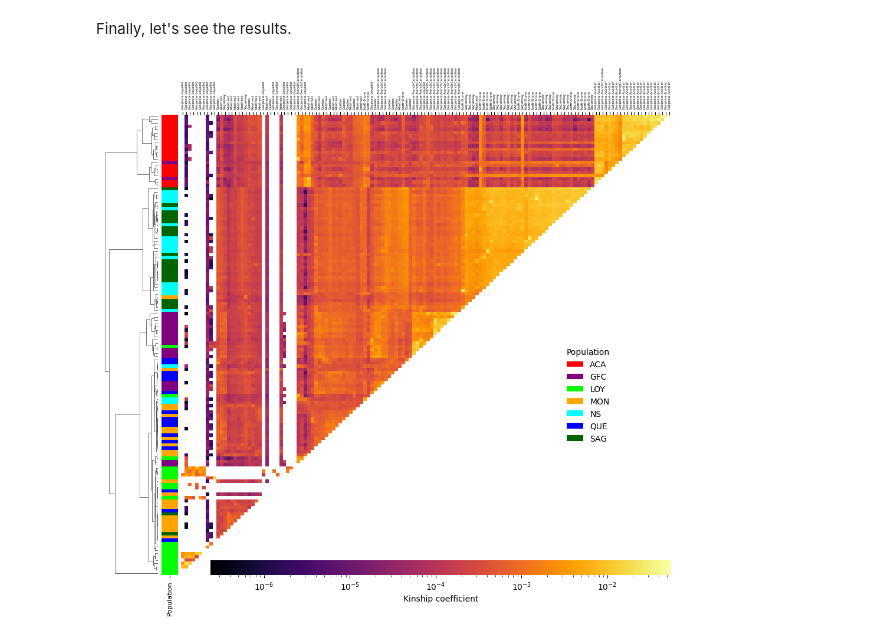
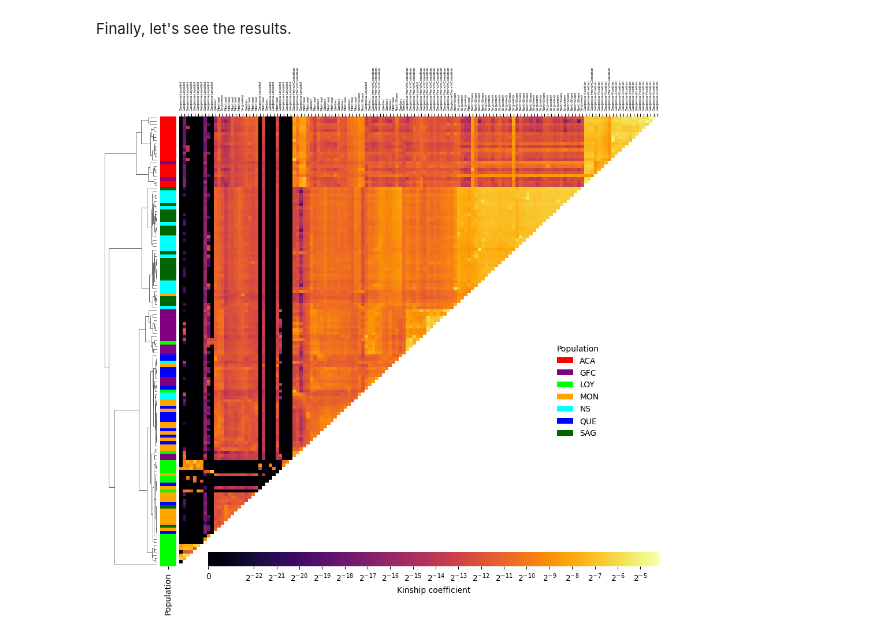
Before and after one commit to Genopop/geneakit, a Jupyter notebook: examples/kinship_heatmap.ipynb, the cells around one changed output. Drawn from its saved outputs; the diff is of its cells as text; code cells hidden in the pictures.

Commit message:
Use only relative values for the graph. Use SymLogNorm with minimum non-null kinship for threshold and base 2.

```diff
--- a/examples/kinship_heatmap.ipynb
+++ b/examples/kinship_heatmap.ipynb
@@ -93,0 +96,3 @@ phi.iloc[:5, :5]
+# %%
+min_phi = phi[phi != 0].min().min()
+min_phi
@@ -203,38 +210,38 @@ cm = sns.clustermap(phi,
                               'orientation': 'horizontal'},
                     dendrogram_ratio=(.1, 0),
                     figsize=(10, 10),
-                    norm=LogNorm(),
+                    norm=SymLogNorm(linthresh=min_phi, base=2),
                     row_linkage=Z,
                     col_linkage=Z)
 
 # Invert the x-axis
 cm.ax_heatmap.invert_xaxis()
-
-# Add a label to the row colors
-cm.ax_row_colors.set_xticks([0.5])
-cm.ax_row_colors.set_xticklabels(['Population'], rotation=90, fontsize=8)
 
 # Colorbar
 cm.ax_cbar.yaxis.set_ticks_position('left')
 cm.ax_cbar.yaxis.set_label_position('left')
 x0, y0, w0, h0 = cm.cbar_pos
 x1, y1, w1, h1 = cm.ax_heatmap.get_position().bounds
 cm.ax_cbar.set_position([x1 + w0, y1, w1 - w0, w0 / 2])
 
+# Add a label to the row colors
+cm.ax_row_colors.set_xticks([0.5])
+cm.ax_row_colors.set_xticklabels(['Population'], rotation=90)
+
 # Move the xticklabels to the top
 cm.ax_heatmap.xaxis.set_ticks_position('top')
 cm.ax_heatmap.xaxis.set_label_position('top')
-cm.ax_heatmap.xaxis.set_tick_params(rotation=90, labelsize=4)
+cm.ax_heatmap.xaxis.set_tick_params(rotation=90, labelsize=720*w1/phi.shape[0])
 
 # Create a list of legend elements
 legend_elements = [Patch(facecolor=color, label=pop) for pop, color in pop_to_color.items()]
 
 # Add the legend to the plot
 cm.ax_heatmap.legend(handles=legend_elements,
                      title='Population',
                      bbox_to_anchor=(w1, h1 / 2),
                      loc='center',
                      frameon=False)
 plt.show()
 # %% [output]
-[figure, old version]
+[figure, new version]
```
Also changed, not shown: parts of 3 cells of this notebook.
